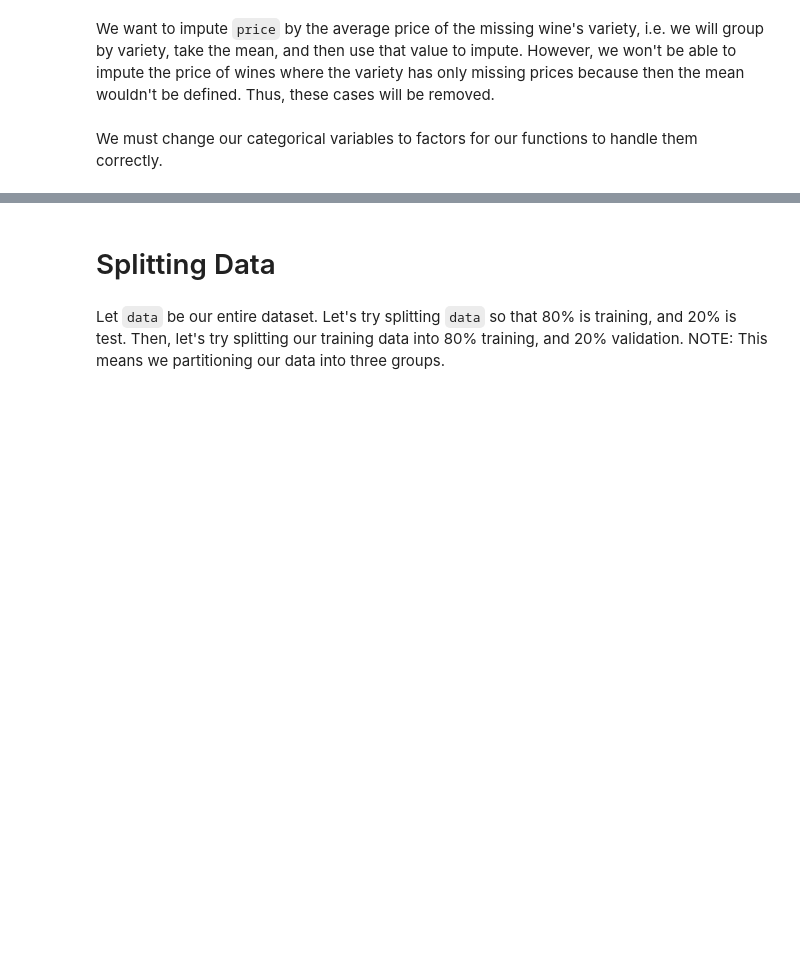
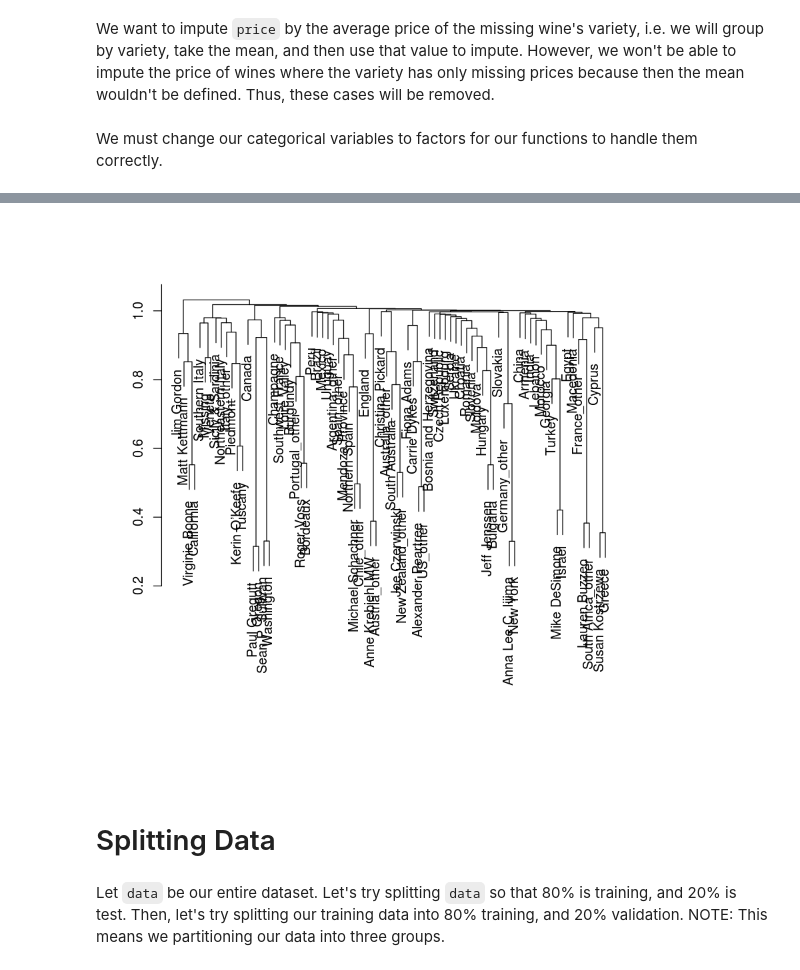
Before and after one commit to yiwenliu0127/707wine, a Jupyter notebook: 707Wine_Benji_Wagner.ipynb, the cells around one changed output, grey strips where cells are left out. Drawn from its saved outputs; the diff is of its cells as text; code cells hidden in the pictures; blank space fills up the shorter version.

```diff
--- a/707Wine_Benji_Wagner.ipynb
+++ b/707Wine_Benji_Wagner.ipynb
@@ -149,3 +176,18 @@ We must change our categorical variables to factors for our functions to handle
+# %%
+matrix_names <- c(levels(data$taster_name), levels(data$location)[2:length(levels(data$location))])
+
+#taster_dummy_matrix <- model.matrix(~ taster_name + 0, data = data)
+#location_dummy_matrix <- model.matrix(~ location + 0, data = data)
+dummy_matrix <- model.matrix(~ taster_name + location + 0, data = data)
+colnames(dummy_matrix) <- matrix_names
+# %%
+matrix_dist <- as.dist(1 - cor(dummy_matrix))
+# %%
+HA <- hclust(matrix_dist, method = "average")
+# %%
+plot(HA, ann = FALSE, main="Dissimilarity = 1 - Correlation")
+# %% [output]
+[figure, added]
 # %% [markdown]
 # Splitting Data
 # %% [markdown]
```
Also changed, not shown: parts of 23 cells of this notebook.
